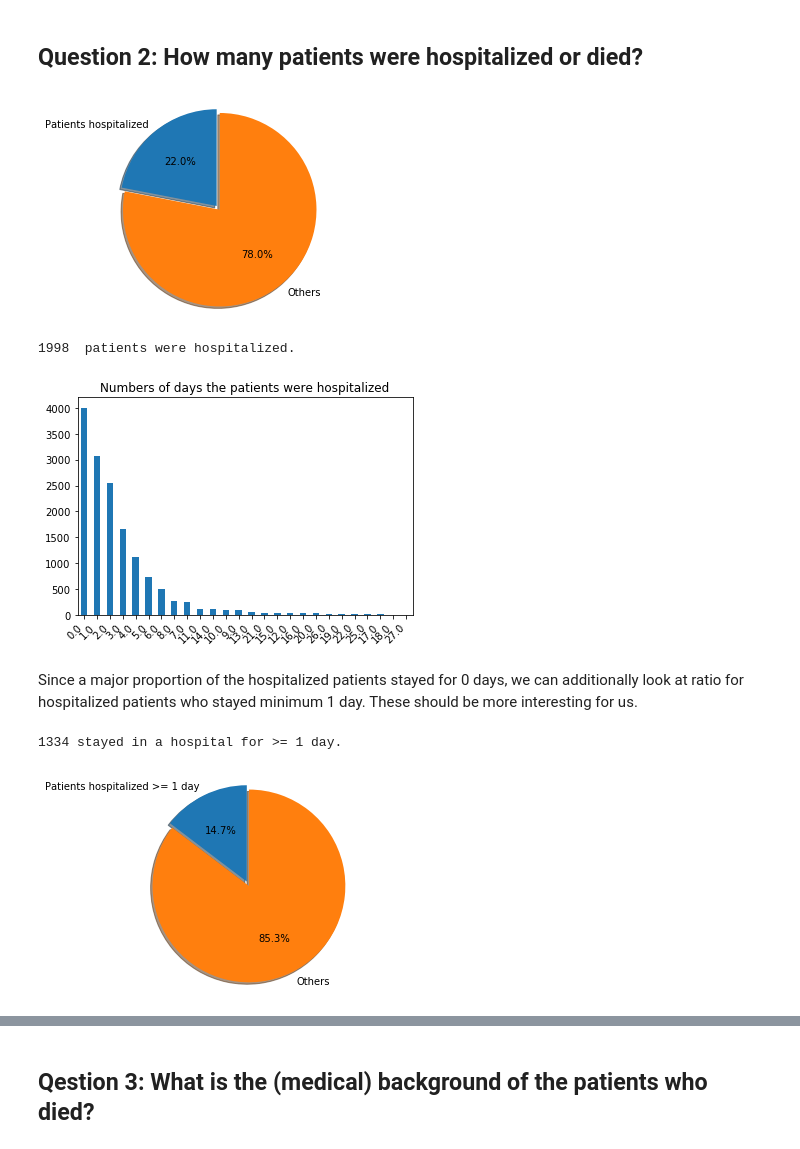
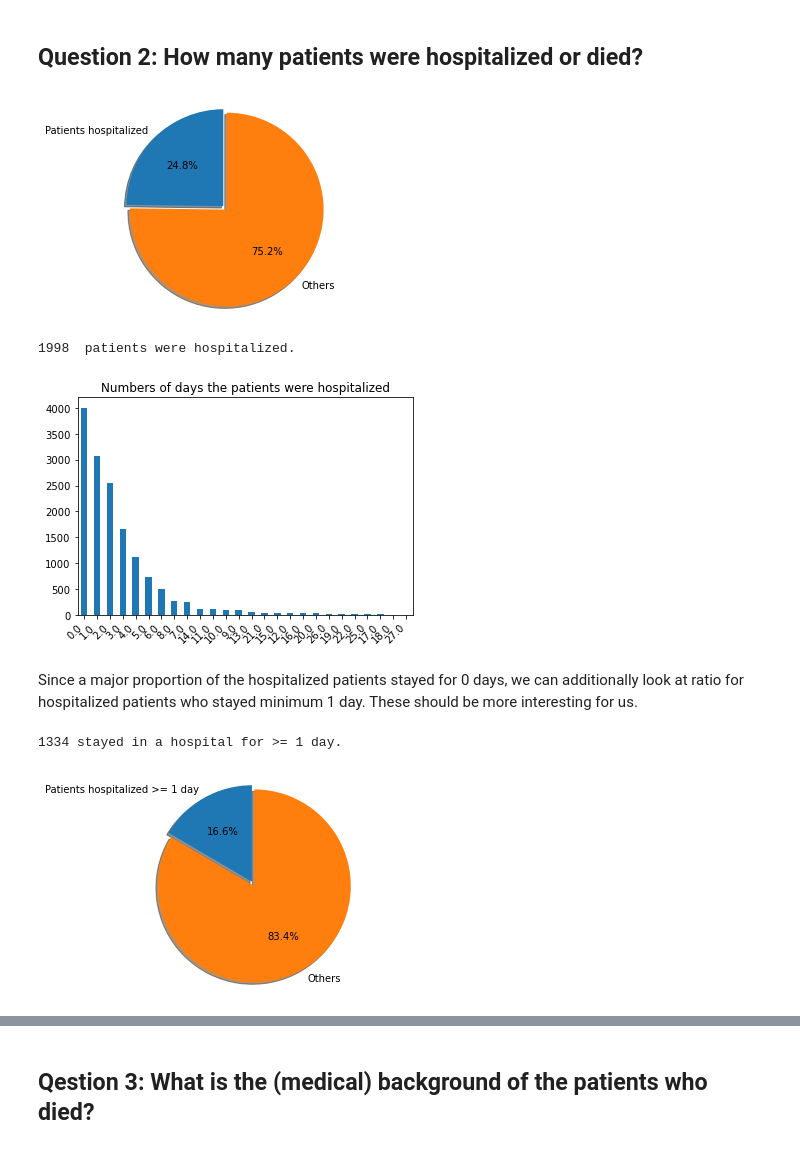
Before and after one commit to jannine92/covid19_vax_analysis, a Jupyter notebook: vaers_project_021921.ipynb, the cells around one changed output, grey strips where cells are left out. Saved outputs shown, nothing was run; the diff lists cells and outputs as text; code cells hidden in the pictures.

```diff
--- a/vaers_project_021921.ipynb
+++ b/vaers_project_021921.ipynb
@@ -376,6 +377,9 @@ all_patients = covid_patients["VAERS_ID"].nunique()
 
 pos = "SARS-CoV-2 test positive"
 cov_pos_id = covid_symptoms[covid_symptoms["SYMPTOM"] == pos]["VAERS_ID"].unique()
+
+# all patients not tested positive for Covid (excluded starting from Q 1.1)
+all_patients_nc = covid_patients[~covid_patients["VAERS_ID"].isin(cov_pos_id)]["VAERS_ID"].nunique()
 # %% [markdown]
 ### Overview Vaccination Manufacturers
 # %%
@@ -519,19 +537,19 @@ Name: NUMDAYS, dtype: float64
 # %%
 # Severeness of symptoms: How many patients were hospitalized?
 hospitalized = patient_symp[(patient_symp["HOSPITAL"] == 1) & (~patient_symp["VAERS_ID"].isin(cov_pos_id))]
 count_hospitalized = hospitalized["VAERS_ID"].nunique()
 
 labels = 'Patients hospitalized', 'Others'
-sizes = [count_hospitalized, (all_patients-count_hospitalized)]
+sizes = [count_hospitalized, (all_patients_nc-count_hospitalized)]
 explode = (0.05, 0)
 plot_pie(labels, sizes, explode)
 
 print(count_hospitalized, " patients were hospitalized.")
 bar_plot(hospitalized["HOSPDAYS"].value_counts(), "Numbers of days the patients were hospitalized")
 # %% [output]
-[figure, old version]
+[figure, new version]
 1998  patients were hospitalized.
-[figure, old version]
+[figure, new version]
 # %% [markdown]
 Since a major proportion of the hospitalized patients stayed for 0 days, we can additionally look at ratio for hospitalized patients who stayed minimum 1 day. These should be more interesting for us.
 # %%
@@ -540,12 +558,12 @@ count_lhospitalized = longer_hospitalized["VAERS_ID"].nunique()
 print(count_lhospitalized, "stayed in a hospital for >= 1 day.")
 
 labels = 'Patients hospitalized >= 1 day', 'Others'
-sizes = [count_lhospitalized, (covid_patients.shape[0]-count_lhospitalized)]
+sizes = [count_lhospitalized, (all_patients_nc-count_lhospitalized)]
 explode = (0.05, 0)
 plot_pie(labels, sizes, explode, "hospitalized_pie.png") # percent
 # %% [output]
 1334 stayed in a hospital for >= 1 day.
-[figure, old version]
+[figure, new version]
 # %%
 bar_plot(longer_hospitalized["SYMPTOM"].value_counts()[:15],
          "Most frequent symptoms when hospitalized after COVID vaccination",
```
Also changed, not shown: parts of 17 cells of this notebook, 15 other files.
